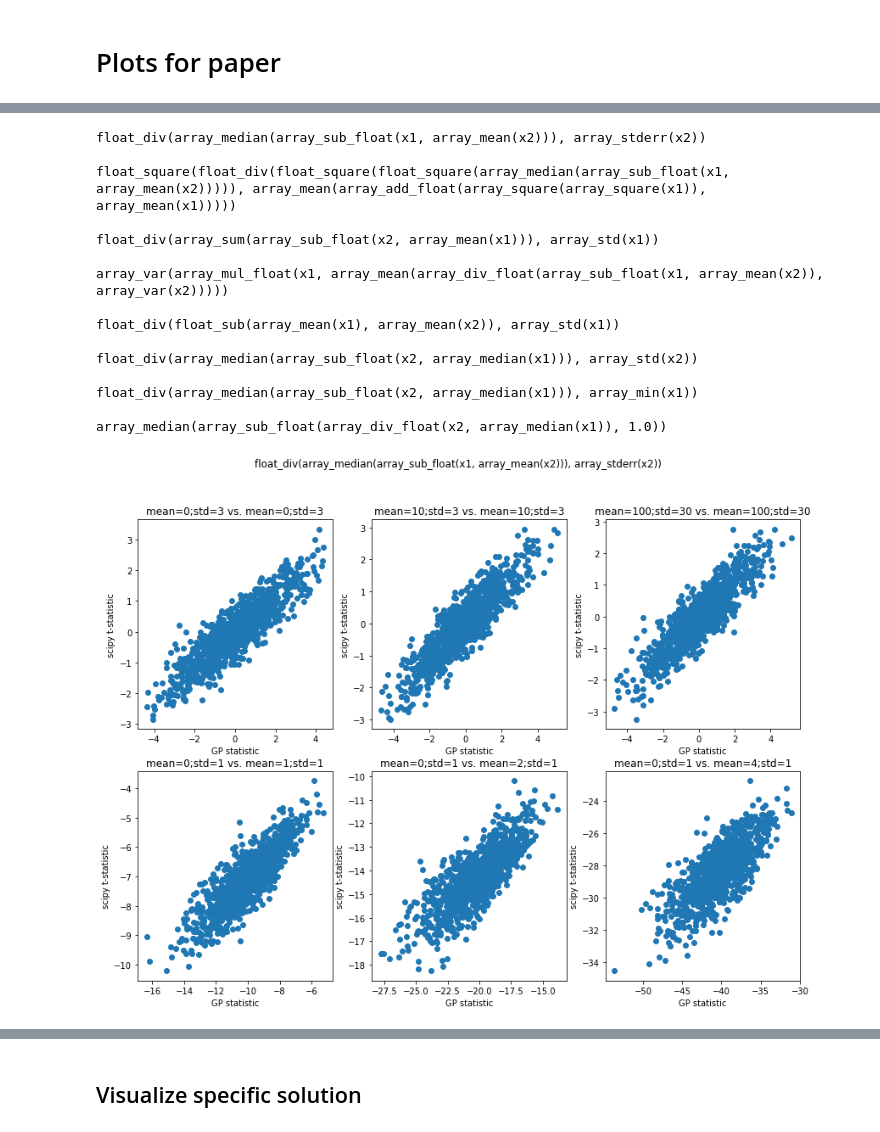
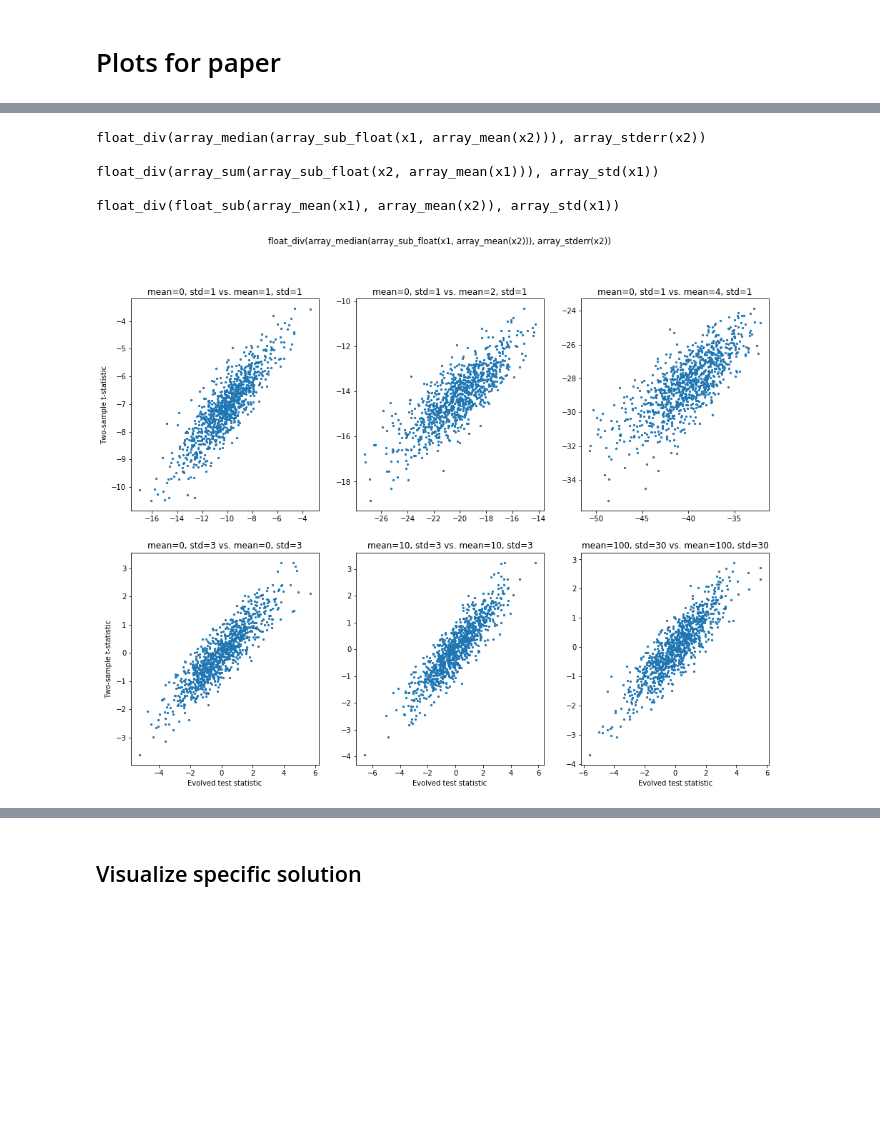
Before and after one commit to EpistasisLab/evolved-stats, a Jupyter notebook: demo-evolve-stats.ipynb, the cells around one changed output, grey strips where cells are left out. Drawn from its saved outputs; the diff is of its cells as text; code cells hidden in the pictures; blank space fills up the shorter version.

Commit message:
Update notebook + figures for paper

```diff
--- a/demo-evolve-stats.ipynb
+++ b/demo-evolve-stats.ipynb
@@ -672,64 +628,63 @@ array_median(array_sub_float(array_div_float(x2, array_median(x1)), 1.0))
 # %%
-evolved_stats = ['float_div(array_median(array_sub_float(x1, array_mean(x2))), array_stderr(x2))',
-                 'float_square(float_div(float_square(float_square(array_median(array_sub_float(x1, array_mean(x2))))), array_mean(array_add_float(array_square(array_square(x1)), array_mean(x1)))))',
+evolved_stats = [#'float_div(float_sub(array_mean(x1), array_mean(x2)), float_sqrt(float_add(float_div(array_var(x1), array_size(x1)), float_div(array_var(x2), array_size(x2)))))',
+                 'float_div(array_median(array_sub_float(x1, array_mean(x2))), array_stderr(x2))',
+                 #'float_square(float_div(float_square(float_square(array_median(array_sub_float(x1, array_mean(x2))))), array_mean(array_add_float(array_square(array_square(x1)), array_mean(x1)))))',
                  'float_div(array_sum(array_sub_float(x2, array_mean(x1))), array_std(x1))',
-                 'array_var(array_mul_float(x1, array_mean(array_div_float(array_sub_float(x1, array_mean(x2)), array_var(x2)))))',
+                 #'array_var(array_mul_float(x1, array_mean(array_div_float(array_sub_float(x1, array_mean(x2)), array_var(x2)))))',
                  'float_div(float_sub(array_mean(x1), array_mean(x2)), array_std(x1))',
-                 'float_div(array_median(array_sub_float(x2, array_median(x1))), array_std(x2))',
+                 #'float_div(array_median(array_sub_float(x2, array_median(x1))), array_std(x2))',
                  #'array_mean(array_div_float(array_sub_float(x2, array_mean(x1)), array_var(array_sqrt(x1))))',
-                 'float_div(array_median(array_sub_float(x2, array_median(x1))), array_min(x1))',
-                 'array_median(array_sub_float(array_div_float(x2, array_median(x1)), 1.0))']
+                 #'float_div(array_median(array_sub_float(x2, array_median(x1))), array_min(x1))',
+                 #'array_median(array_sub_float(array_div_float(x2, array_median(x1)), 1.0))'
+                ]
 
-for expr in evolved_stats:
+for expr_num, expr in enumerate(evolved_stats):
     print(expr)
     print('')
     func = toolbox.compile(expr=expr)
 
     def plot_test_dist(stat_func, loc1, loc2, std1=1, std2=1):
         stat_dist = []
         ttest_dist = []
         for rep in range(1000):
             dist1 = np.random.normal(loc=loc1, scale=std1, size=100)
             dist2 = np.random.normal(loc=loc2, scale=std2, size=100)
             stat_dist.append(stat_func(dist1, dist2))
             ttest_dist.append(ttest_ind(dist1, dist2).statistic)
 
-        plt.title('mean={};std={} vs. mean={};std={}'.format(loc1, std1, loc2, std2))
-        plt.scatter(stat_dist, ttest_dist)
-        plt.xlabel('GP statistic')
-        plt.ylabel('scipy t-statistic')
+        plt.title('mean={}, std={} vs. mean={}, std={}'.format(loc1, std1, loc2, std2))
+        plt.scatter(stat_dist, ttest_dist, s=5)
 
-    plt.figure(figsize=(14, 10))
+    plt.figure(figsize=(16, 12))
     plt.suptitle(expr)
-    # Same mean, same std
-    plt.subplot(2, 3, 1)
-    plot_test_dist(func, 0, 0, std1=3, std2=3)
-    plt.subplot(2, 3, 2)
-    plot_test_dist(func, 10, 10, std1=3, std2=3)
-    plt.subplot(2, 3, 3)
-    plot_test_dist(func, 100, 100, std1=30, std2=30)
 
     # Diff mean, same std
+    plt.subplot(2, 3, 1)
+    plot_test_dist(func, 0, 1, std1=1, std2=1)
+    plt.ylabel('Two-sample t-statistic')
+    plt.subplot(2, 3, 2)
+    plot_test_dist(func, 0, 2, std1=1, std2=1)
+    plt.subplot(2, 3, 3)
+    plot_test_dist(func, 0, 4, std1=1, std2=1)
+
+    # Same mean, same std
     plt.subplot(2, 3, 4)
-    plot_test_dist(func, 0, 1, std1=1, std2=1)
+    plot_test_dist(func, 0, 0, std1=3, std2=3)
+    plt.ylabel('Two-sample t-statistic')
+    plt.xlabel('Evolved test statistic')
     plt.subplot(2, 3, 5)
-    plot_test_dist(func, 0, 2, std1=1, std2=1)
+    plot_test_dist(func, 10, 10, std1=3, std2=3)
+    plt.xlabel('Evolved test statistic')
     plt.subplot(2, 3, 6)
-    plot_test_dist(func, 0, 4, std1=1, std2=1)
+    plot_test_dist(func, 100, 100, std1=30, std2=30)
+    plt.xlabel('Evolved test statistic')
+
+    plt.savefig('figures/two-sample-t-test-vs-evolved-test-statistic{}-scatter.pdf'.format(expr_num))
+    plt.savefig('figures/two-sample-t-test-vs-evolved-test-statistic{}-scatter.png'.format(expr_num))
 # %% [output]
 float_div(array_median(array_sub_float(x1, array_mean(x2))), array_stderr(x2))
-
-float_square(float_div(float_square(float_square(array_median(array_sub_float(x1, array_mean(x2))))), array_mean(array_add_float(array_square(array_square(x1)), array_mean(x1)))))
 
 float_div(array_sum(array_sub_float(x2, array_mean(x1))), array_std(x1))
 
-array_var(array_mul_float(x1, array_mean(array_div_float(array_sub_float(x1, array_mean(x2)), array_var(x2)))))
-
 float_div(float_sub(array_mean(x1), array_mean(x2)), array_std(x1))
-
-float_div(array_median(array_sub_float(x2, array_median(x1))), array_std(x2))
-
-float_div(array_median(array_sub_float(x2, array_median(x1))), array_min(x1))
-
-array_median(array_sub_float(array_div_float(x2, array_median(x1)), 1.0))
-[figure, old version]
+[figure, new version]
```
Also changed, not shown: parts of 5 cells of this notebook, 48 other files.
